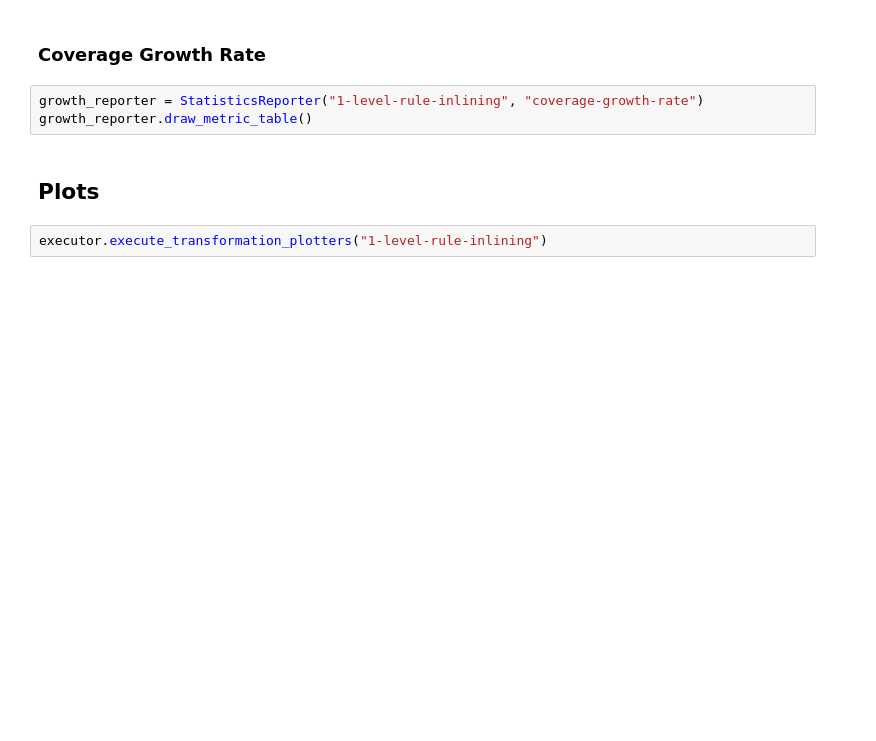
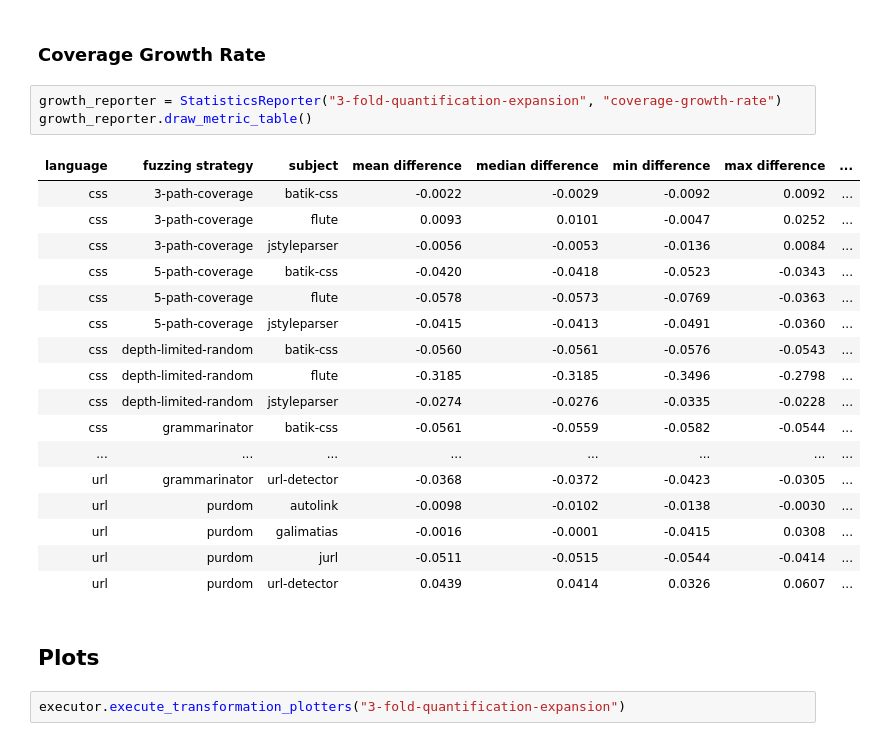
Before and after one commit to mark-schuegraf/fuzzing-with-grammar-variants-experiment, a Jupyter notebook: coverage-report.ipynb, the cells around one changed output. Saved outputs shown, nothing was run; the diff lists cells and outputs as text; blank space fills up the shorter version.

```diff
--- a/coverage-report.ipynb
+++ b/coverage-report.ipynb
@@ -306,9 +502,27 @@ coverage_reporter.draw_metric_table()
 # %% [markdown]
 ### Coverage Growth Rate
 # %%
-growth_reporter = StatisticsReporter("1-level-rule-inlining", "coverage-growth-rate")
+growth_reporter = StatisticsReporter("3-fold-quantification-expansion", "coverage-growth-rate")
 growth_reporter.draw_metric_table()
+# %% [output]
+| language | fuzzing strategy | subject | mean difference | median difference | min difference | max difference | ... |
+| css | 3-path-coverage | batik-css | -0.0022 | -0.0029 | -0.0092 | 0.0092 | ... |
+| css | 3-path-coverage | flute | 0.0093 | 0.0101 | -0.0047 | 0.0252 | ... |
+| css | 3-path-coverage | jstyleparser | -0.0056 | -0.0053 | -0.0136 | 0.0084 | ... |
+| css | 5-path-coverage | batik-css | -0.0420 | -0.0418 | -0.0523 | -0.0343 | ... |
+| css | 5-path-coverage | flute | -0.0578 | -0.0573 | -0.0769 | -0.0363 | ... |
+| css | 5-path-coverage | jstyleparser | -0.0415 | -0.0413 | -0.0491 | -0.0360 | ... |
+| css | depth-limited-random | batik-css | -0.0560 | -0.0561 | -0.0576 | -0.0543 | ... |
+| css | depth-limited-random | flute | -0.3185 | -0.3185 | -0.3496 | -0.2798 | ... |
+| css | depth-limited-random | jstyleparser | -0.0274 | -0.0276 | -0.0335 | -0.0228 | ... |
+| css | grammarinator | batik-css | -0.0561 | -0.0559 | -0.0582 | -0.0544 | ... |
+| ... | ... | ... | ... | ... | ... | ... | ... |
+| url | grammarinator | url-detector | -0.0368 | -0.0372 | -0.0423 | -0.0305 | ... |
+| url | purdom | autolink | -0.0098 | -0.0102 | -0.0138 | -0.0030 | ... |
+| url | purdom | galimatias | -0.0016 | -0.0001 | -0.0415 | 0.0308 | ... |
+| url | purdom | jurl | -0.0511 | -0.0515 | -0.0544 | -0.0414 | ... |
+| url | purdom | url-detector | 0.0439 | 0.0414 | 0.0326 | 0.0607 | ... |
 # %% [markdown]
 ## Plots
 # %%
-executor.execute_transformation_plotters("1-level-rule-inlining")
+executor.execute_transformation_plotters("3-fold-quantification-expansion")
```
Also changed, not shown: parts of 39 cells of this notebook.
